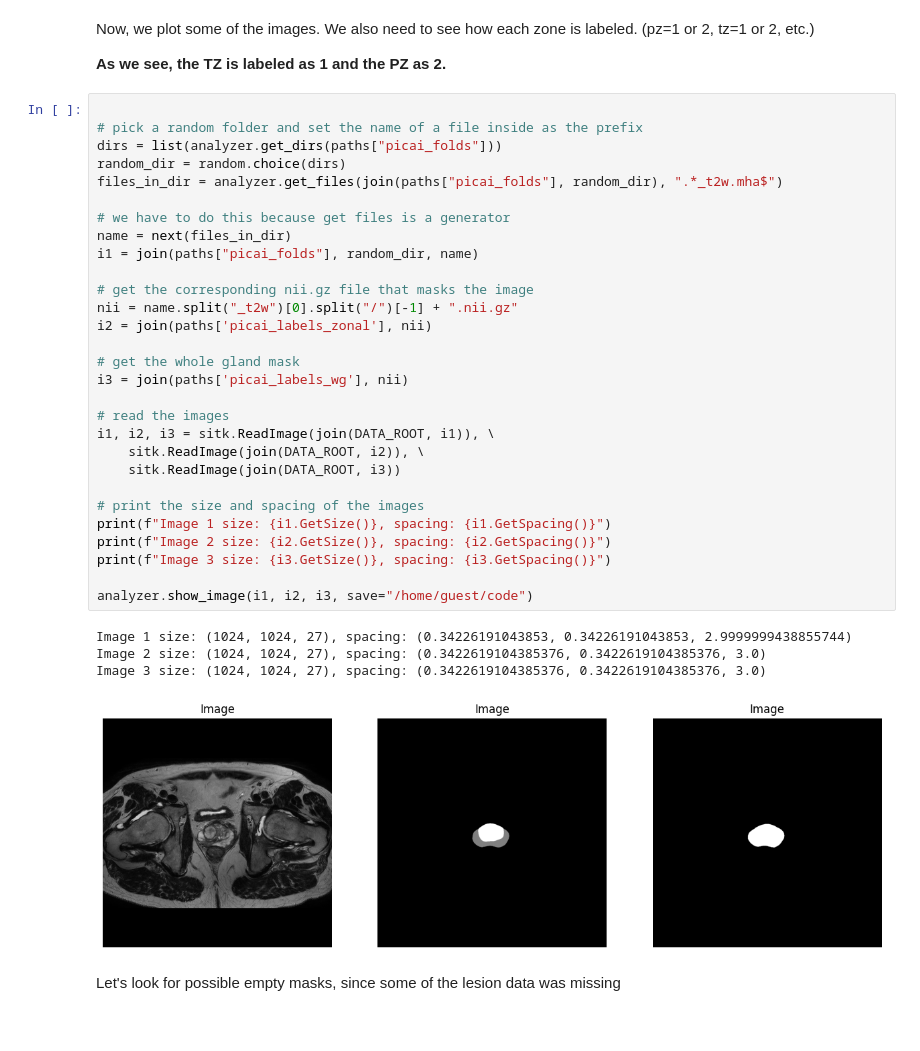
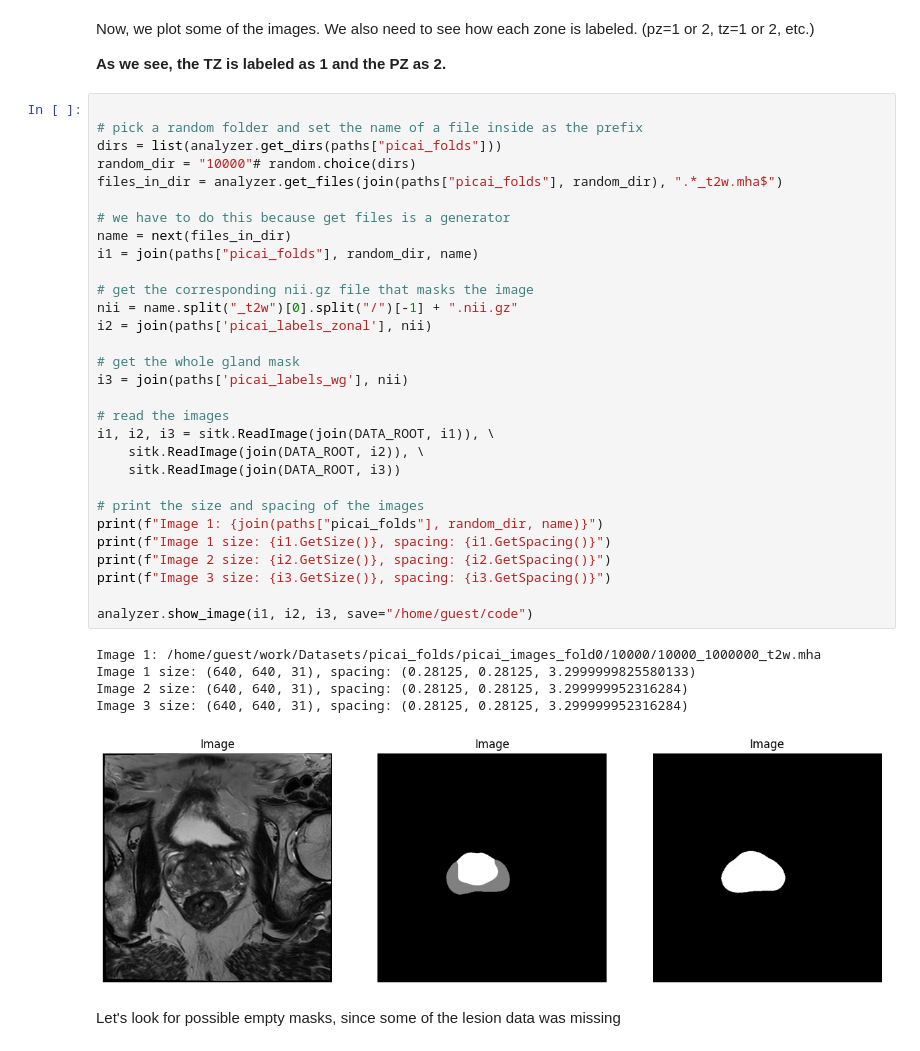
Before and after one commit to usbt0p/mri-prostate-segmentation-deeplearning, a Jupyter notebook: exploratoryAnalysis/explore_picai.ipynb, the cells around one changed output. Drawn from its saved outputs; the diff is of its cells as text.

```diff
--- a/exploratoryAnalysis/explore_picai.ipynb
+++ b/exploratoryAnalysis/explore_picai.ipynb
@@ -80,37 +80,39 @@ Now, we plot some of the images. We also need to see how each zone is labeled. (
 # %%
 
 # pick a random folder and set the name of a file inside as the prefix
 dirs = list(analyzer.get_dirs(paths["picai_folds"]))
-random_dir = random.choice(dirs)
+random_dir = "10000"# random.choice(dirs)
 files_in_dir = analyzer.get_files(join(paths["picai_folds"], random_dir), ".*_t2w.mha$")
 
 # we have to do this because get files is a generator
 name = next(files_in_dir)
 i1 = join(paths["picai_folds"], random_dir, name)
 
 # get the corresponding nii.gz file that masks the image
 nii = name.split("_t2w")[0].split("/")[-1] + ".nii.gz"
 i2 = join(paths['picai_labels_zonal'], nii)
 
 # get the whole gland mask
 i3 = join(paths['picai_labels_wg'], nii)
 
 # read the images
 i1, i2, i3 = sitk.ReadImage(join(DATA_ROOT, i1)), \
     sitk.ReadImage(join(DATA_ROOT, i2)), \
     sitk.ReadImage(join(DATA_ROOT, i3))
 
 # print the size and spacing of the images
+print(f"Image 1: {join(paths["picai_folds"], random_dir, name)}")
 print(f"Image 1 size: {i1.GetSize()}, spacing: {i1.GetSpacing()}")
 print(f"Image 2 size: {i2.GetSize()}, spacing: {i2.GetSpacing()}")
 print(f"Image 3 size: {i3.GetSize()}, spacing: {i3.GetSpacing()}")
 
 analyzer.show_image(i1, i2, i3, save="/home/guest/code")
 # %% [output]
-Image 1 size: (1024, 1024, 27), spacing: (0.34226191043853, 0.34226191043853, 2.9999999438855744)
-Image 2 size: (1024, 1024, 27), spacing: (0.3422619104385376, 0.3422619104385376, 3.0)
-Image 3 size: (1024, 1024, 27), spacing: (0.3422619104385376, 0.3422619104385376, 3.0)
+Image 1: /home/guest/work/Datasets/picai_folds/picai_images_fold0/10000/10000_1000000_t2w.mha
+Image 1 size: (640, 640, 31), spacing: (0.28125, 0.28125, 3.2999999825580133)
+Image 2 size: (640, 640, 31), spacing: (0.28125, 0.28125, 3.299999952316284)
+Image 3 size: (640, 640, 31), spacing: (0.28125, 0.28125, 3.299999952316284)
-[figure, old version]
+[figure, new version]
 # %% [markdown]
 Let's look for possible empty masks, since some of the lesion data was missing
 # %%
```
Also changed, not shown: 2 other files.
